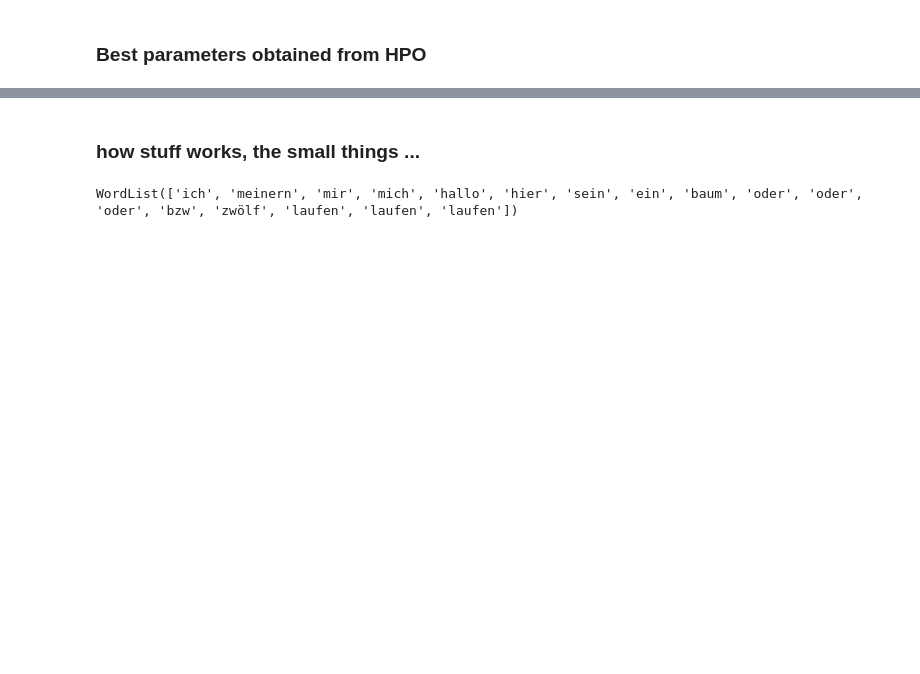
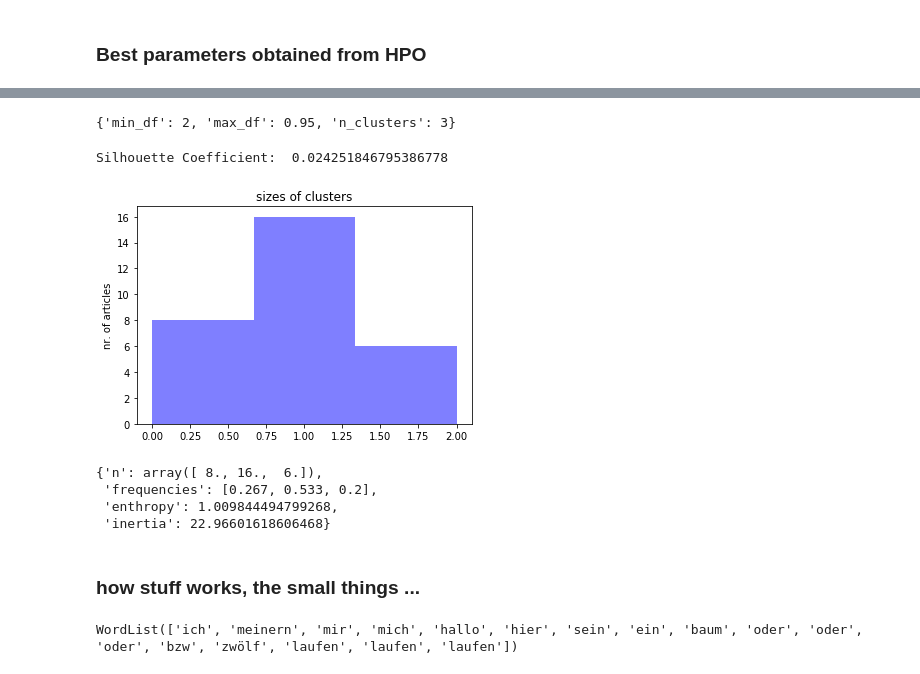
Before and after one commit to s81320/newsreader, a Jupyter notebook: workflow.ipynb, the cells around one changed output, grey strips where cells are left out. Saved outputs shown, nothing was run; the diff lists cells and outputs as text; code cells hidden in the pictures; blank space fills up the shorter version.

```diff
--- a/workflow.ipynb
+++ b/workflow.ipynb
@@ -388,9 +347,0 @@ Best parameters set:
-# %%
-max_df_opt=0.9
-min_df_opt=3
-n_cluster_opt=15
-
-# use them to cluster wrt full texts of articles
-list_of_texts=[' '.join(ml.preprocess(t)) for t in X['text']]
-tfidf_opt , km_opt=my_clustering(list_of_texts, max_df=0.9 , min_df=3, n_clusters=15)
-X['cluster']=pd.DataFrame(km_opt.labels_)
@@ -436,3 +381,29 @@ n_clusters_opt= w[1].n_clusters
+# %%
+param_opt_texts= my_hpo(list_of_texts)
+print(param_opt_texts)
+# %% [output]
+{'min_df': 2, 'max_df': 0.95, 'n_clusters': 3}
+# %%
+list_of = list_of_texts
+param_opt= param_opt_texts
+
+# apply optimized parameters
+tfidf_opt , km_opt=my_clustering(list_of, **param_opt)
+
+# keep cluster assignment in X df
+X['cluster']=pd.DataFrame(km_opt.labels_)
+
+# output silhouette score and barchart
+V = tfidf_opt.fit_transform(list_of)
+print('Silhouette Coefficient: ', metrics.silhouette_score(V, km_opt.labels_, sample_size=1000))
+ml.evaluate_cluster(km_opt)
+# %% [output]
+Silhouette Coefficient:  0.024251846795386778
+[figure, added]
+{'n': array([ 8., 16.,  6.]),
+ 'frequencies': [0.267, 0.533, 0.2],
+ 'enthropy': 1.009844494799268,
+ 'inertia': 22.96601618606468}
 # %% [markdown]
 ### how stuff works, the small things ...
 # %%
```
Also changed, not shown: parts of 32 cells of this notebook, 2 other files.
